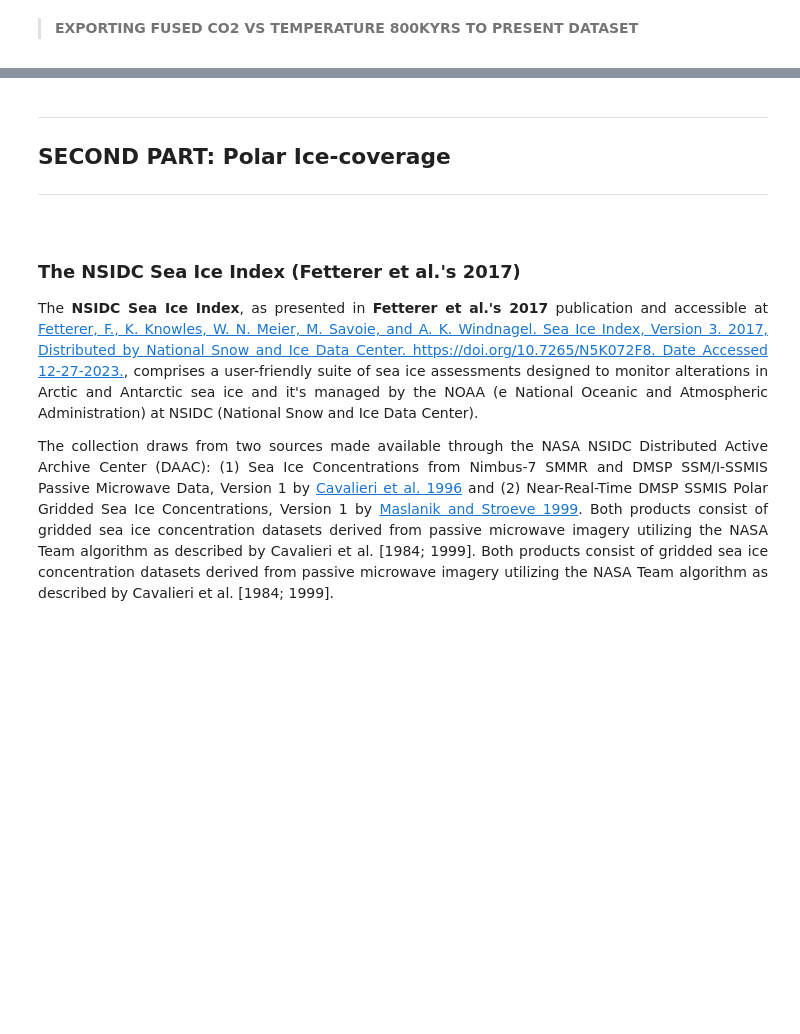
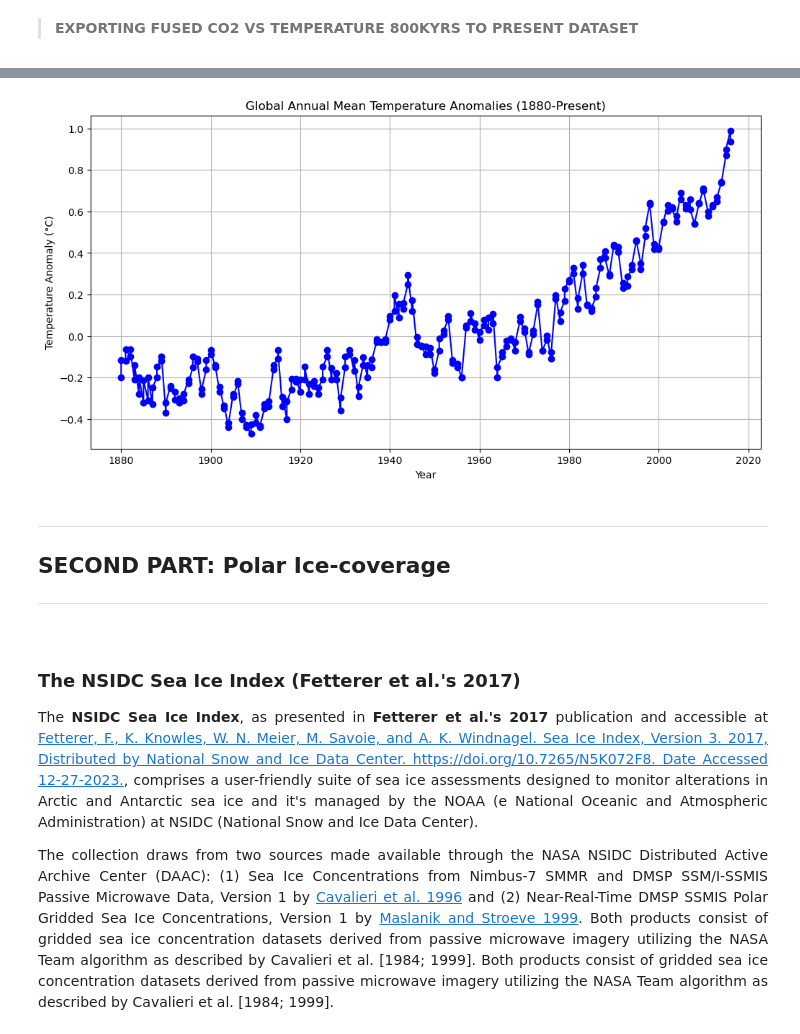
Before and after one commit to AndreaCignoni/PfDA-Project-2-An-Analysis-of-Paleo-Present-Climate-Data, a Jupyter notebook: An analysis of paleo-present climate data.ipynb, the cells around one changed output, grey strips where cells are left out. Saved outputs shown, nothing was run; the diff lists cells and outputs as text; code cells hidden in the pictures; blank space fills up the shorter version.

Commit message:
Introducing Temperature Anomalies

```diff
--- a/An analysis of paleo-present climate data.ipynb
+++ b/An analysis of paleo-present climate data.ipynb
@@ -837,3 +861,23 @@ merged_df.to_json(export_path + 'CO2_vs_Temperature.json', orient='records')
+# %%
+# Load the dataset from the Excel file
+file_path = '/Users/andreacignoni/Desktop/Scrivania - Mac mini di Andrea/Repos/PfDA_Project2/data/Global Temperature Time Series.xlsx'
+data = pd.read_excel(file_path)
+
+# Create a DataFrame
+df = pd.DataFrame(data)
+
+# Plot the annual mean temperature anomalies
+plt.figure(figsize=(12, 6))
+plt.plot(df['Year'], df['Mean'], marker='o', linestyle='-', color='b')
+plt.title('Global Annual Mean Temperature Anomalies (1880-Present)')
+plt.xlabel('Year')
+plt.ylabel('Temperature Anomaly (°C)')
+plt.grid(True)
+
+# Show the plot
+plt.show()
+# %% [output]
+[figure, added]
 # %% [markdown]
 <div align="justify">
 
```
Also changed, not shown: parts of 8 cells of this notebook, 7 other files.
